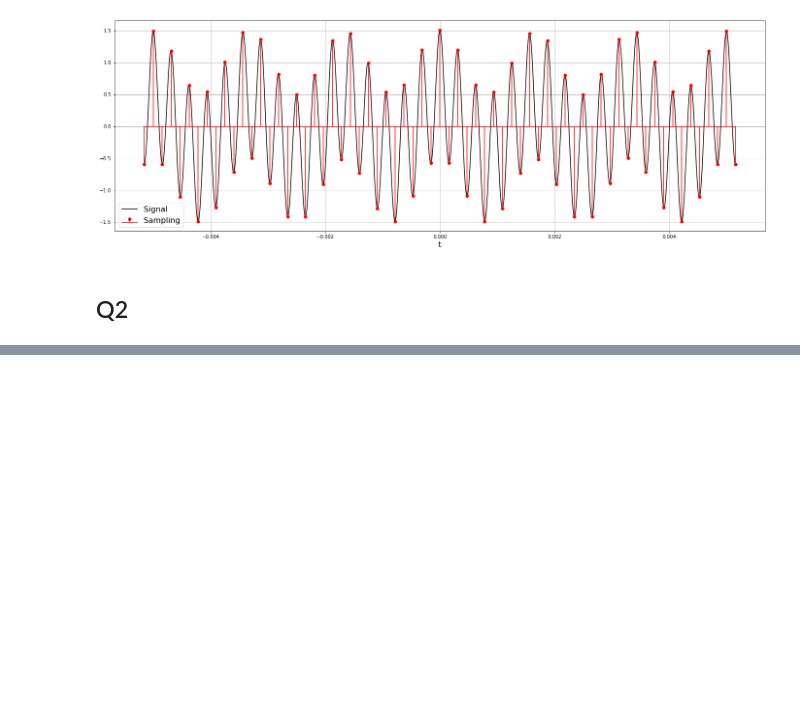
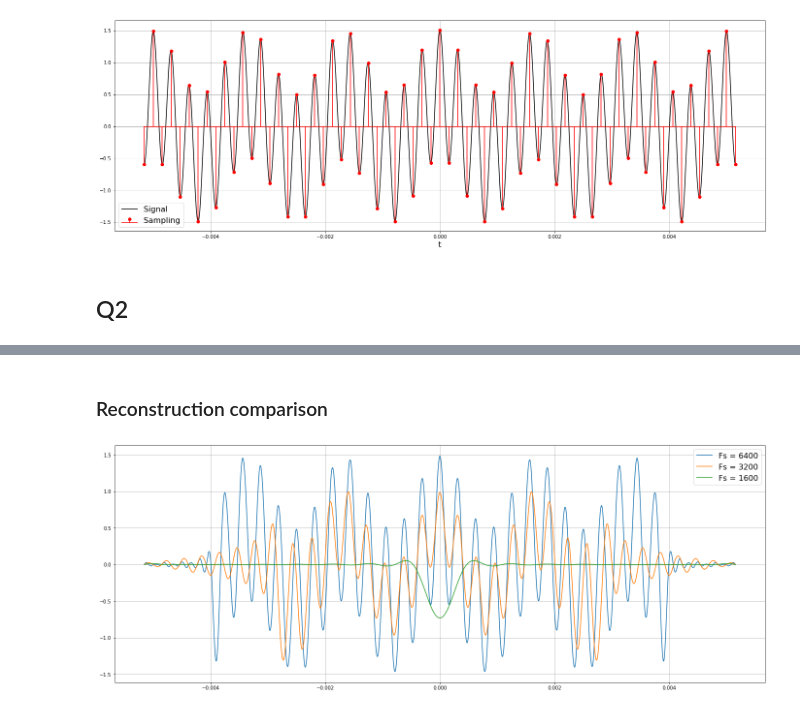
Before and after one commit to CaioRodrigues200/Signal_Processing, a Jupyter notebook: Av1PDS.ipynb, the cells around one changed output, grey strips where cells are left out. Drawn from its saved outputs; the diff is of its cells as text; code cells hidden in the pictures; blank space fills up the shorter version.

```diff
--- a/Av1PDS.ipynb
+++ b/Av1PDS.ipynb
@@ -85,0 +112,42 @@ ax[2].plot(t3,x3)
+# %% [markdown]
+### Reconstruction comparison
+# %%
+rIncrease = 2 # Range increase
+hRange = 16 # Sinc range (in T)
+hPoints = 1600 # Sinc points
+
+plt.figure(figsize=(24,9))
+
+for j in range (3):
+    Fs = 3200*2 / (2)**j
+    tpoints = int(np.floor((tlimits[1]-tlimits[0]) * Fs)) + 1
+
+    increment = int((tlimits[1]-tlimits[0])*(rIncrease/2))
+    t1inc = np.linspace(tlimits[0]-increment, tlimits[1]+increment, rIncrease*tpoints)
+    x1inc = f(t1inc) # Sampled signal incremented
+
+    th = np.linspace(-hRange*(1/Fs),hRange*(1/Fs),hPoints)
+    h = np.sin(np.pi*th*Fs)/(np.pi*th*Fs)
+
+    totpoints = int(hPoints + (rIncrease*tpoints- 2*hRange - 1)*(hPoints)/(2*hRange))
+    tr = np.linspace(tlimits[0]-increment, tlimits[1]+increment ,totpoints)
+    xi = np.zeros(totpoints)
+    xr = np.zeros(totpoints)
+
+    for i in range(rIncrease*tpoints- 2*hRange):
+        xi1 = int(i*(hPoints)/(2*hRange))           # Left limit of xi
+        xi2 = int(hPoints + i*(hPoints)/(2*hRange)) # Right limit of xi
+        #print('xi1={:.2f}, xi2={:.2f}, i={:.2f}, totpoints={:.2f}'.format(xi1,xi2,i,totpoints))
+        xi = np.zeros(totpoints)
+        xi[xi1:xi2] = x1inc[i+hRange]*h
+        xr = xr + xi
+
+    dFactor = 1 # Decrement factor
+    decrement = int(totpoints/2 - totpoints/(2*dFactor))
+    x3 = xr[decrement : totpoints-decrement]
+    t3 = tr[decrement : totpoints-decrement]
+    plt.grid(True)
+    plt.plot(t3,x3,label='Fs = {:.0f}'.format(Fs))
+    plt.legend(fontsize=16)
+# %% [output]
+[figure, added]
```
Also changed, not shown: parts of 8 cells of this notebook.
